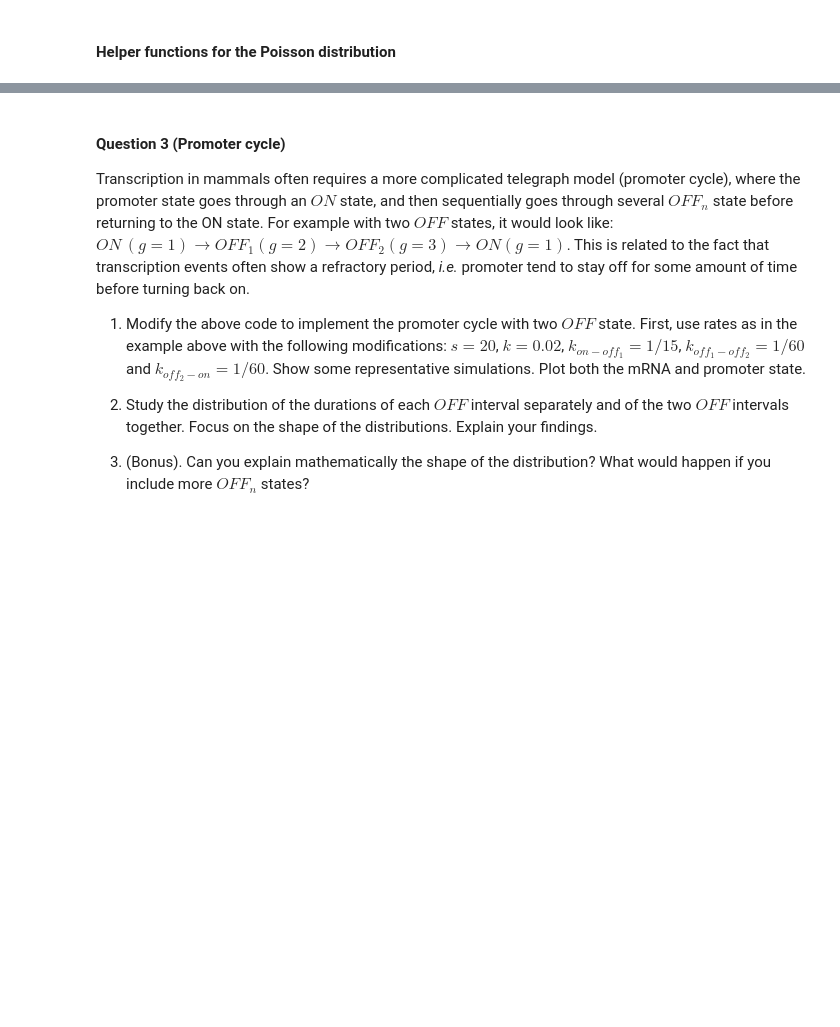
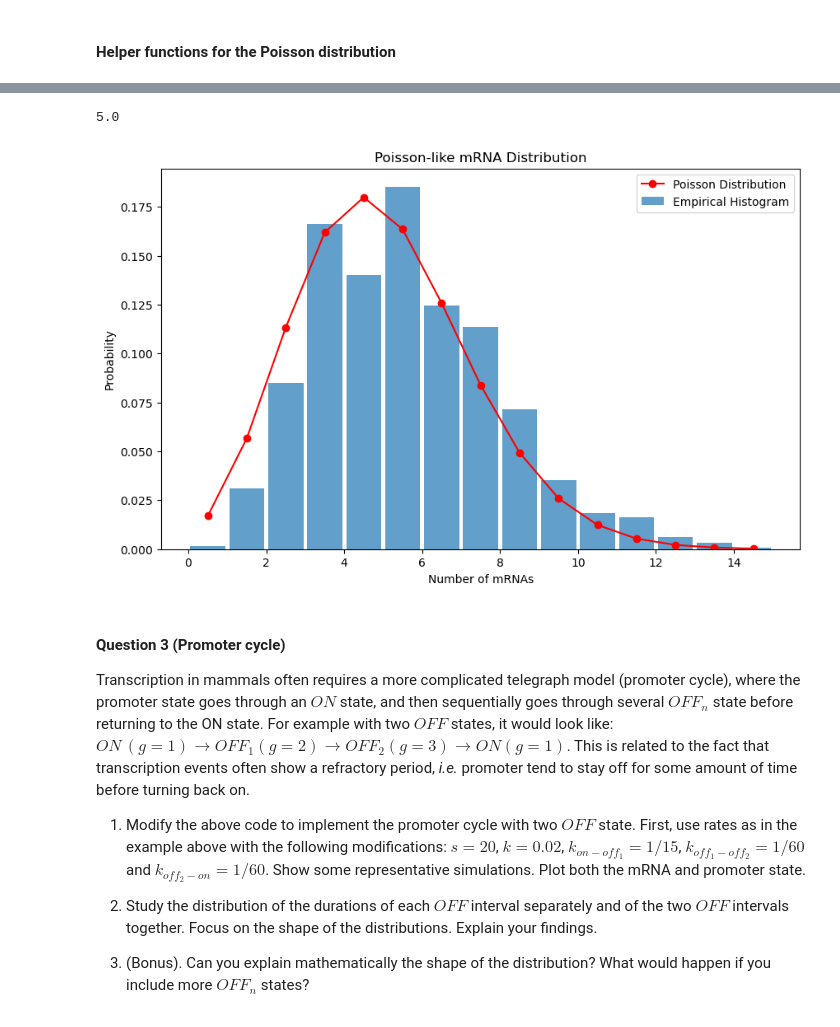
Before and after one commit to PierreLts/Genomics-to-Function, a Jupyter notebook: Exercise_Week11_12_A_Exercises.ipynb, the cells around one changed output, grey strips where cells are left out. Drawn from its saved outputs; the diff is of its cells as text; code cells hidden in the pictures; blank space fills up the shorter version.

```diff
--- a/Exercise_Week11_12_A_Exercises.ipynb
+++ b/Exercise_Week11_12_A_Exercises.ipynb
@@ -266,3 +286,21 @@ parameters = [s, k, k_on, k_off]
+# %%
+counts_poisson, bins_poisson = np.histogram(ns, bins=range(max(ns) + 2), density=True)
+bin_centers_poisson = (bins_poisson[:-1] + bins_poisson[1:]) / 2
+lam = p_on*s/k
+print(lam)
+poisson_probs = Poisson(lam, bin_centers_poisson)
+
+plt.figure(figsize=(10, 6))
+plt.bar(bin_centers_poisson, counts_poisson, width=0.9, alpha=0.7, label="Empirical Histogram")
+plt.plot(bin_centers_poisson, poisson_probs, marker='o', color='red', label="Poisson Distribution")
+plt.xlabel("Number of mRNAs")
+plt.ylabel("Probability")
+plt.title("Poisson-like mRNA Distribution")
+plt.legend()
+plt.show()
+# %% [output]
+5.0
+[figure, added]
 # %% [markdown]
 #### Question 3 (Promoter cycle)
 Transcription in mammals often requires a more complicated telegraph model (promoter cycle), where the promoter state goes through an $ON$ state, and then sequentially goes through several $OFF_n$ state before returning to the ON state. For example with two $OFF$ states, it would look like: $ON\,(g=1)\longrightarrow OFF_1 (g=2) \longrightarrow OFF_2 (g=3) \longrightarrow ON (g=1)$. This is related to the fact that transcription events often show a refractory period, *i.e.* promoter tend to stay off for some amount of time before turning back on.
```
Also changed, not shown: parts of 4 cells of this notebook, 1 other file.
